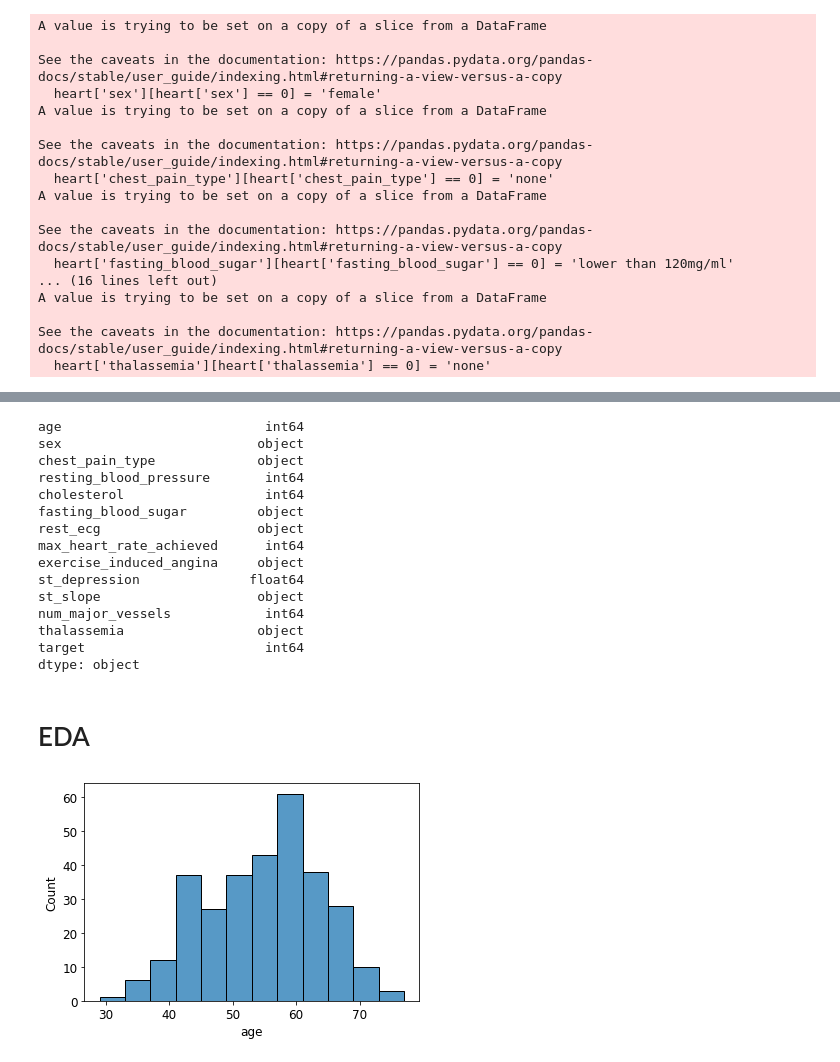
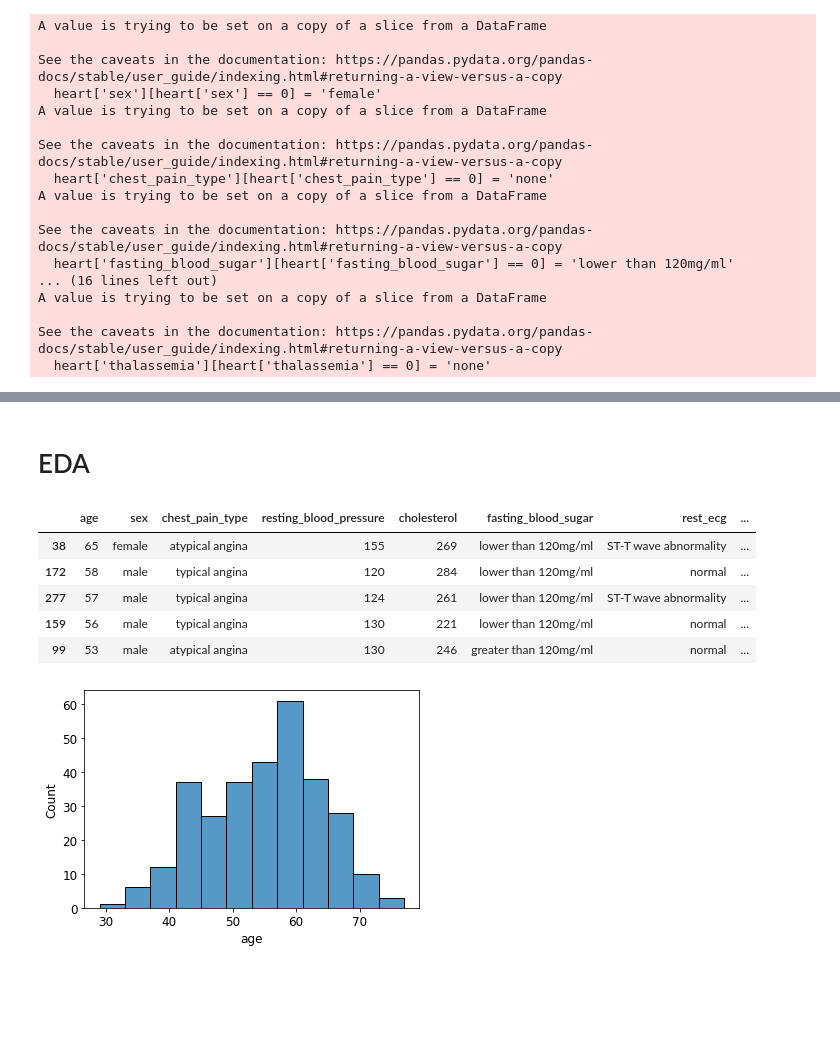
Before and after one commit to nathmart1n/e-commerce-analysis, a Jupyter notebook: main.ipynb, the cells around one changed output, grey strips where cells are left out. Drawn from its saved outputs; the diff is of its cells as text; code cells hidden in the pictures; blank space fills up the shorter version.

```diff
--- a/main.ipynb
+++ b/main.ipynb
@@ -140,23 +86,14 @@ heart.head()
-# %%
-heart.dtypes
-# %% [output]
-age                          int64
-sex                         object
-chest_pain_type             object
-resting_blood_pressure       int64
-cholesterol                  int64
-fasting_blood_sugar         object
-rest_ecg                    object
-max_heart_rate_achieved      int64
-exercise_induced_angina     object
-st_depression              float64
-st_slope                    object
-num_major_vessels            int64
-thalassemia                 object
-target                       int64
-dtype: object
 # %% [markdown]
 # EDA
+# %%
+heart.sample(5)
+# %% [output]
+|  | age | sex | chest_pain_type | resting_blood_pressure | cholesterol | fasting_blood_sugar | rest_ecg | ... |
+| 38 | 65 | female | atypical angina | 155 | 269 | lower than 120mg/ml | ST-T wave abnormality | ... |
+| 172 | 58 | male | typical angina | 120 | 284 | lower than 120mg/ml | normal | ... |
+| 277 | 57 | male | typical angina | 124 | 261 | lower than 120mg/ml | ST-T wave abnormality | ... |
+| 159 | 56 | male | typical angina | 130 | 221 | lower than 120mg/ml | normal | ... |
+| 99 | 53 | male | atypical angina | 130 | 246 | greater than 120mg/ml | normal | ... |
 # %%
 for i, col in enumerate(heart):
     plt.figure(i)
```
Also changed, not shown: parts of 5 cells of this notebook.
